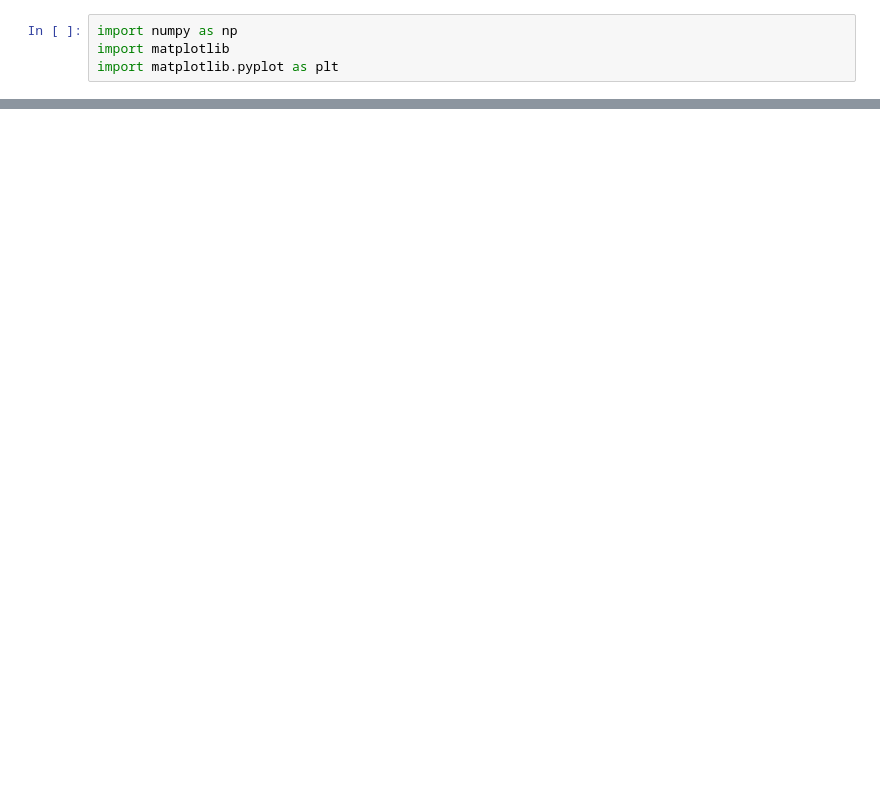
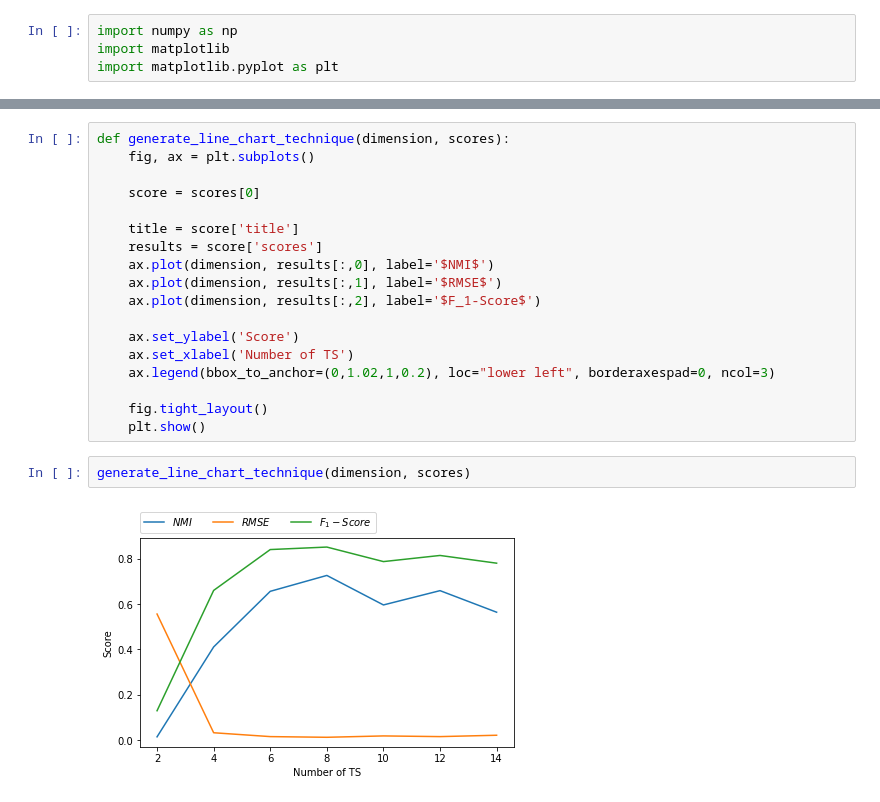
Before and after one commit to eXascaleInfolab/vadetis, a Jupyter notebook: misc/notebooks/misc/Evaluation Plot Idaweb S1 TS Number.ipynb, the cells around one changed output, grey strips where cells are left out. Cells and saved outputs as stored; diff of their text form; blank space fills up the shorter version.

```diff
--- a/misc/notebooks/misc/Evaluation Plot Idaweb S1 TS Number.ipynb
+++ b/misc/notebooks/misc/Evaluation Plot Idaweb S1 TS Number.ipynb
@@ -12,0 +38,22 @@ lisa_pearson_results = np.array([[0.015, 0.556, 0.13], [0.411, 0.033, 0.66], [0.
+# %%
+def generate_line_chart_technique(dimension, scores):
+    fig, ax = plt.subplots()
+
+    score = scores[0]
+
+    title = score['title']
+    results = score['scores']
+    ax.plot(dimension, results[:,0], label='$NMI$')
+    ax.plot(dimension, results[:,1], label='$RMSE$')
+    ax.plot(dimension, results[:,2], label='$F_1-Score$')
+
+    ax.set_ylabel('Score')
+    ax.set_xlabel('Number of TS')
+    ax.legend(bbox_to_anchor=(0,1.02,1,0.2), loc="lower left", borderaxespad=0, ncol=3)
+
+    fig.tight_layout()
+    plt.show()
+# %%
+generate_line_chart_technique(dimension, scores)
+# %% [output]
+[figure, added]
```
Also changed, not shown: parts of 16 cells of this notebook, 17 other files.
